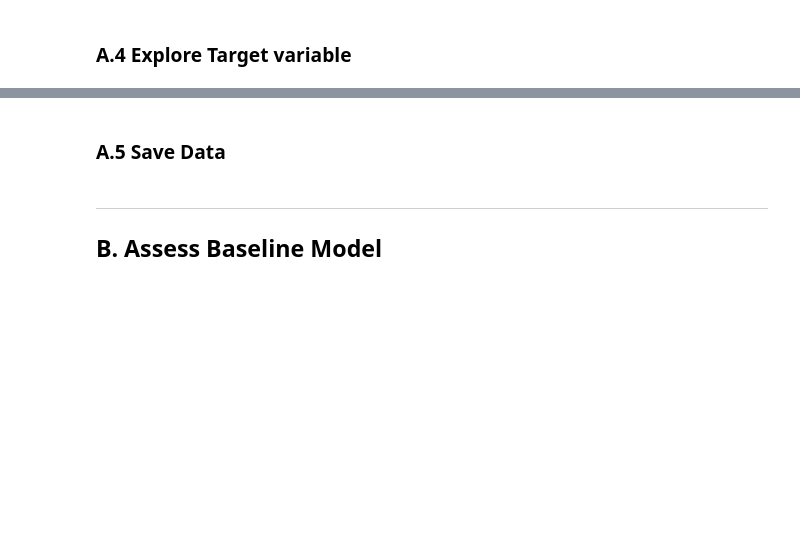
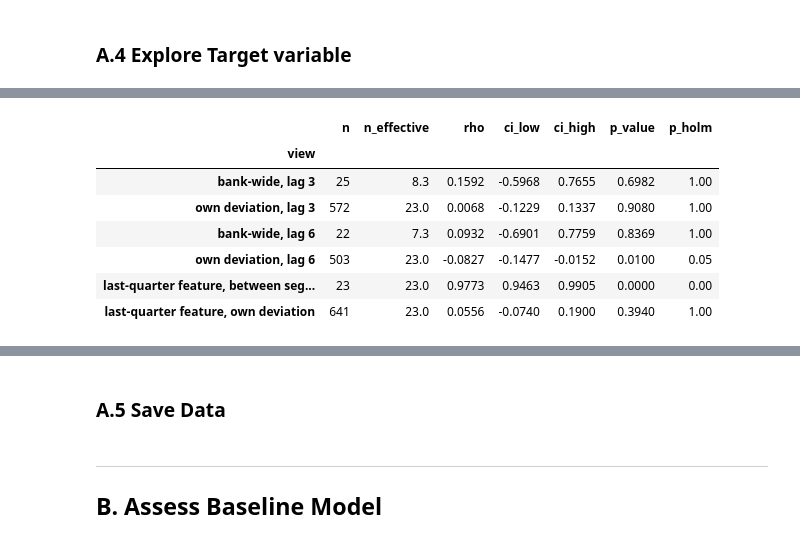
Before and after one commit to ETHLOB/trn-uts-mlaa, a Jupyter notebook: notebook/1_regression/36106-26SP-AT3-26029165-SB-b-Baseline.ipynb, the cells around one changed output, grey strips where cells are left out. Cells and saved outputs as stored; diff of their text form; code cells hidden in the pictures; blank space fills up the shorter version.

```diff
--- a/notebook/1_regression/36106-26SP-AT3-26029165-SB-b-Baseline.ipynb
+++ b/notebook/1_regression/36106-26SP-AT3-26029165-SB-b-Baseline.ipynb
@@ -129,0 +586,78 @@ provide a detailed analysis on the target variable, its distribution, limitation
+# %%
+# Persistence. Does a segment's change per account carry over to the next quarter? Lags shorter than
+# HORIZON share months with the target by construction, so only HORIZON and 2 * HORIZON cut-offs back
+# are read (training only):
+# - bank-wide: the bank's change per account against its own earlier value (effective n = pairs /
+#   HORIZON, as in the merge rule);
+# - own deviation: each segment's change with its usual drift and that cut-off's bank-wide move both
+#   removed, so only what is particular to the segment remains (intervals by resampling segments);
+# - the last-quarter feature of the X files, read the same two ways.
+series = train_targets[["segment_id", "cutoff_date", "accounts", target_name, "per_account"]]
+features = pd.read_csv(
+    at.folder_path / "X_train.csv",
+    usecols=["segment_id", "cutoff_date", "last_quarter_change_per_account"],
+    parse_dates=["cutoff_date"],
+)
+series = series.merge(features, on=["segment_id", "cutoff_date"])
+bank = series.groupby("cutoff_date")[[target_name, "accounts"]].sum()
+bank = bank[target_name] / bank["accounts"]
+
+
+def own_deviation(column):
+    values = series[column]
+    by_segment = values.groupby(series["segment_id"]).transform("mean")
+    by_cutoff = values.groupby(series["cutoff_date"]).transform("mean")
+    return values - by_segment - by_cutoff + values.mean()
+
+
+def lagged(frame, column, lag):
+    earlier = frame[["segment_id", "cutoff_date", column]].copy()
+    earlier["cutoff_date"] = earlier["cutoff_date"] + pd.offsets.MonthEnd(lag)
+    return frame.merge(
+        earlier, on=["segment_id", "cutoff_date"], how="left", suffixes=("", f"_lag{lag}")
+    )
+
+
+series["own"] = own_deviation("per_account")
+series["feature_own"] = own_deviation("last_quarter_change_per_account")
+rows = []
+for lag in [HORIZON, 2 * HORIZON]:
+    earlier = bank.reindex(bank.index - pd.offsets.MonthEnd(lag)).to_numpy()
+    kept = ~np.isnan(earlier)
+    rows.append(
+        spearman_effective(bank[kept], earlier[kept], kept.sum() / HORIZON, f"bank-wide, lag {lag}")
+    )
+    series = lagged(series, "own", lag)
+    rows.append(
+        cluster_spearman(
+            series, "own", f"own_lag{lag}", "segment_id", f"own deviation, lag {lag}", SEED
+        )
+    )
+segment_means = series.groupby("segment_id")[
+    ["per_account", "last_quarter_change_per_account"]
+].mean()
+rows.append(
+    spearman_effective(
+        segment_means["last_quarter_change_per_account"],
+        segment_means["per_account"],
+        len(segment_means),
+        "last-quarter feature, between segments",
+    )
+)
+rows.append(
+    cluster_spearman(
+        series, "own", "feature_own", "segment_id", "last-quarter feature, own deviation", SEED
+    )
+)
+persistence = pd.DataFrame(rows).set_index("view")
+persistence["p_holm"] = holm_adjust(persistence["p_value"].to_numpy())
+display(persistence.round(4))
+# %% [output]
+|  | n | n_effective | rho | ci_low | ci_high | p_value | p_holm |
+| view |  |  |  |  |  |  |  |
+| bank-wide, lag 3 | 25 | 8.3 | 0.1592 | -0.5968 | 0.7655 | 0.6982 | 1.00 |
+| own deviation, lag 3 | 572 | 23.0 | 0.0068 | -0.1229 | 0.1337 | 0.9080 | 1.00 |
+| bank-wide, lag 6 | 22 | 7.3 | 0.0932 | -0.6901 | 0.7759 | 0.8369 | 1.00 |
+| own deviation, lag 6 | 503 | 23.0 | -0.0827 | -0.1477 | -0.0152 | 0.0100 | 0.05 |
+| last-quarter feature, between seg... | 23 | 23.0 | 0.9773 | 0.9463 | 0.9905 | 0.0000 | 0.00 |
+| last-quarter feature, own deviation | 641 | 23.0 | 0.0556 | -0.0740 | 0.1900 | 0.3940 | 1.00 |
```
Also changed, not shown: parts of 47 cells of this notebook, 6 other files.
